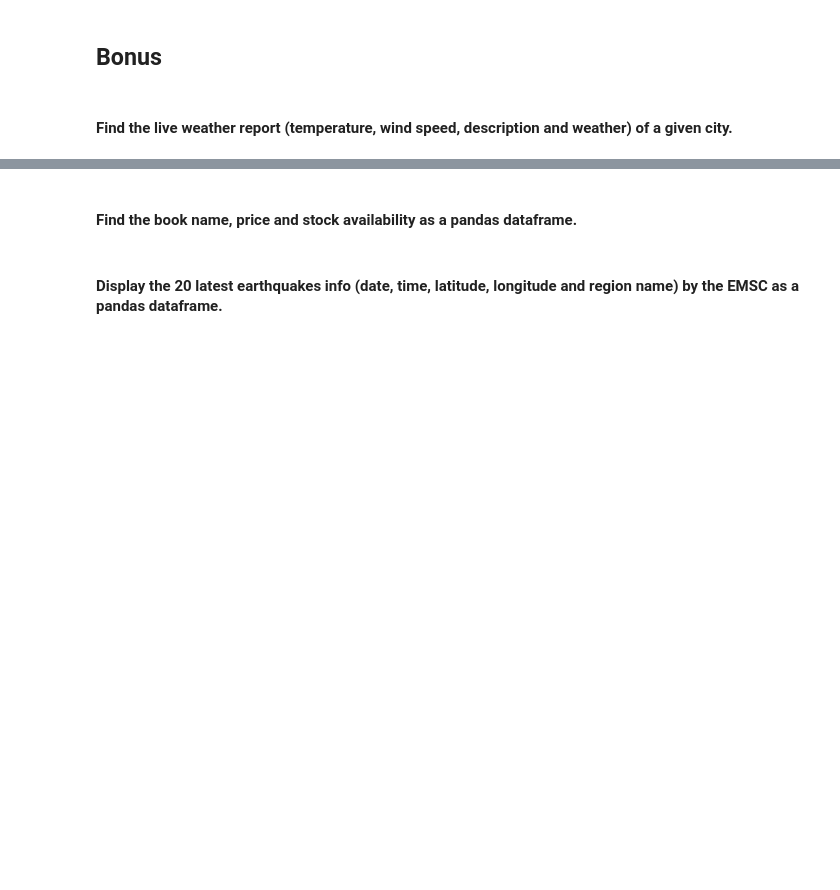
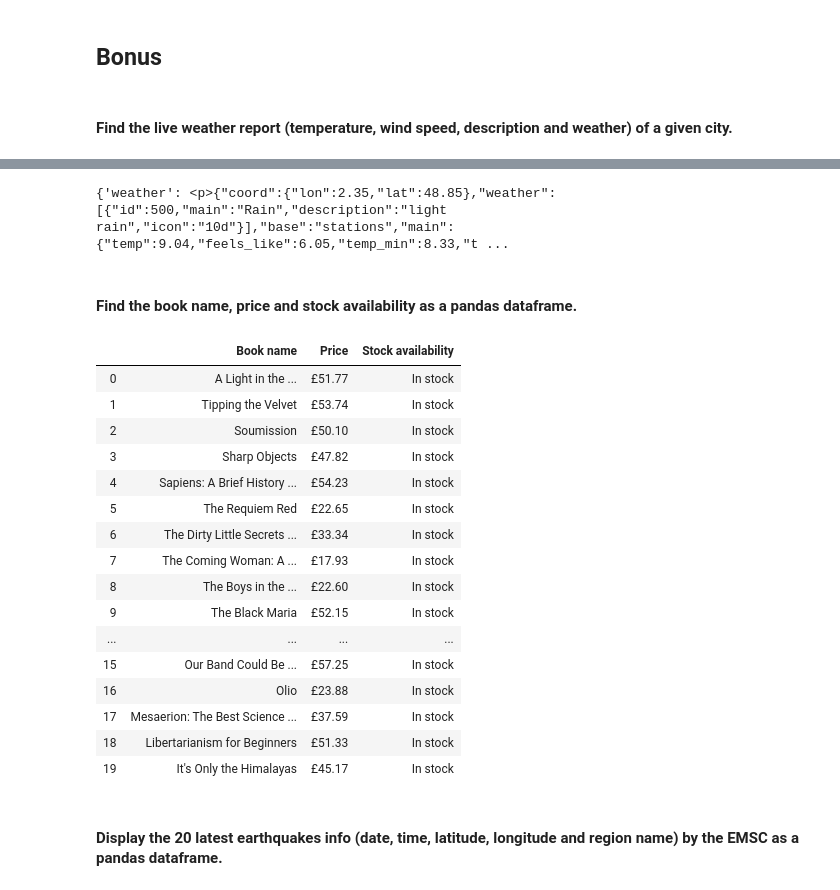
Before and after one commit to ta-data-lis/lab-web-scraping, a Jupyter notebook: your-code/main.ipynb, the cells around one changed output, grey strips where cells are left out. Drawn from its saved outputs; the diff is of its cells as text; code cells hidden in the pictures; blank space fills up the shorter version.

```diff
--- a/your-code/main.ipynb
+++ b/your-code/main.ipynb
@@ -478,3 +341,16 @@ url = 'http://api.openweathermap.org/data/2.5/weather?'+'q='+city+'&APPID=b35975
+# %%
+html = requests.get(url)
+soup = BeautifulSoup(html.text,'lxml')
+
+# tag: h2
+# class: weather-widget__city-name
+
+data = soup.find_all('p')
+weather_dict = {'weather':i for i in data}
+#weather_main2 = {"main":i for i in weather_main}
+weather_dict
+# %% [output]
+{'weather': <p>{"coord":{"lon":2.35,"lat":48.85},"weather":[{"id":500,"main":"Rain","description":"light rain","icon":"10d"}],"base":"stations","main":{"temp":9.04,"feels_like":6.05,"temp_min":8.33,"t ...
 # %% [markdown]
 #### Find the book name, price and stock availability as a pandas dataframe.
 # %%
@@ -486,3 +360,38 @@ url = 'http://books.toscrape.com/'
+# %%
+html = requests.get(url).content
+soup = BeautifulSoup(html, "lxml")
+
+# book name
+name = [element.text for element in soup.find_all('h3')]
+
+# book price
+price = [element.text for element in soup.find_all('p', attrs = {'class': 'price_color'})]
+
+# stock availability
+stock = [element.text for element in soup.find_all('p', attrs = {'class': 'instock availability'})]
+stock_clean = [element.strip().replace('\n', '') for element in stock]
+
+# df
+df = pd.DataFrame({'Book name' : name, 'Price' : price, 'Stock availability' : stock_clean})
+df
+# %% [output]
+|  | Book name | Price | Stock availability |
+| 0 | A Light in the ... | £51.77 | In stock |
+| 1 | Tipping the Velvet | £53.74 | In stock |
+| 2 | Soumission | £50.10 | In stock |
+| 3 | Sharp Objects | £47.82 | In stock |
+| 4 | Sapiens: A Brief History ... | £54.23 | In stock |
+| 5 | The Requiem Red | £22.65 | In stock |
+| 6 | The Dirty Little Secrets ... | £33.34 | In stock |
+| 7 | The Coming Woman: A ... | £17.93 | In stock |
+| 8 | The Boys in the ... | £22.60 | In stock |
+| 9 | The Black Maria | £52.15 | In stock |
+| ... | ... | ... | ... |
+| 15 | Our Band Could Be ... | £57.25 | In stock |
+| 16 | Olio | £23.88 | In stock |
+| 17 | Mesaerion: The Best Science ... | £37.59 | In stock |
+| 18 | Libertarianism for Beginners | £51.33 | In stock |
+| 19 | It's Only the Himalayas | £45.17 | In stock |
 # %% [markdown]
 ####  Display the 20 latest earthquakes info (date, time, latitude, longitude and region name) by the EMSC as a pandas dataframe.
 # %%
```
Also changed, not shown: parts of 22 cells of this notebook.
